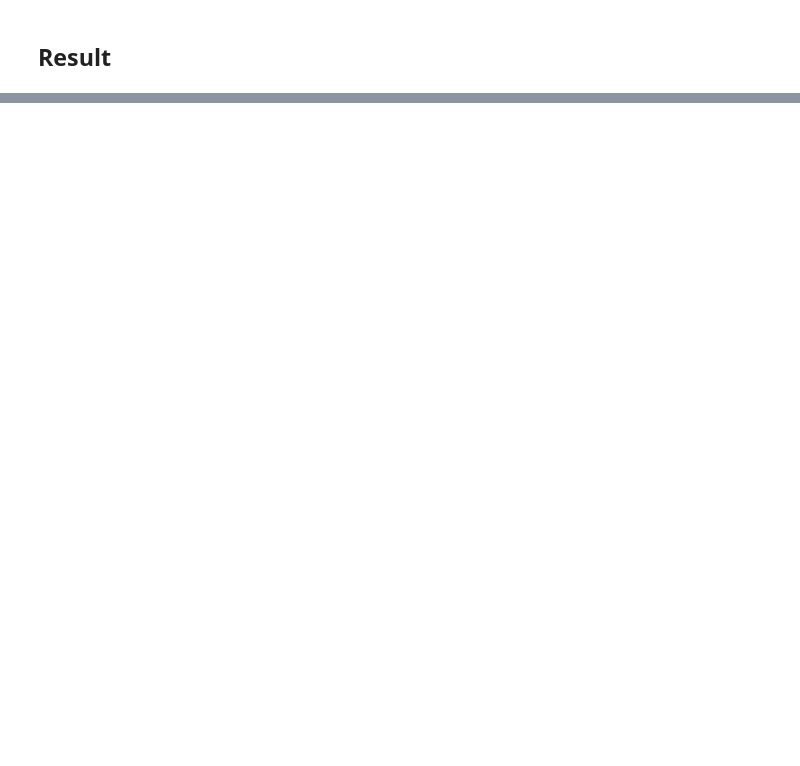
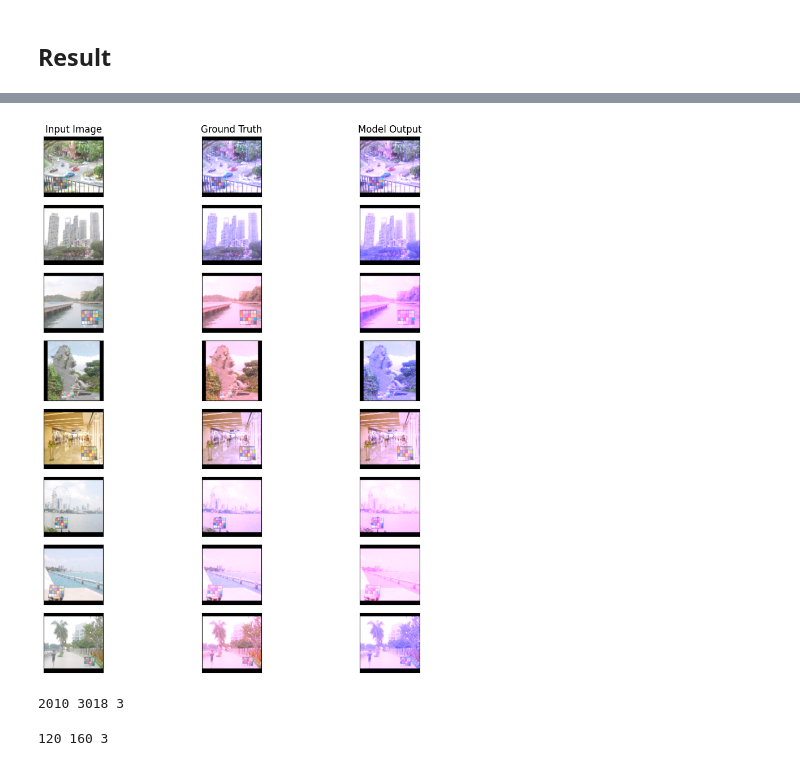
Before and after one commit to diz28/CS7180_Bianco_CNN_CC_model, a Jupyter notebook: CNN_ColorConstancy.ipynb, the cells around one changed output, grey strips where cells are left out. Drawn from its saved outputs; the diff is of its cells as text; code cells hidden in the pictures; blank space fills up the shorter version.

```diff
--- a/CNN_ColorConstancy.ipynb
+++ b/CNN_ColorConstancy.ipynb
@@ -609,0 +700,17 @@ fig.savefig(fname='NikonD40.NEF_train_80_epoch_20_trainsize_80000.png')
+# %%
+# ploting D40 input, ground truth and model output images and compare them side by side
+output_plot(input_imgs_D40, gt_imgs_D40, cnn_imgs_D40, "D40")
+# %% [output]
+[figure, added]
+# %%
+image = cv2.imread('/Users/dizhang/Code/NEU/CS7180_Advanced_Perception/assignment/CS7180_Bianco_CNN_CC_model/PNG_D5200_test/NikonD5200_0185.PNG')
+n_r, n_c, _ = np.shape(image)
+print(n_r, n_c, _)
+# %% [output]
+2010 3018 3
+# %%
+image = cv2.imread('/Users/dizhang/Code/NEU/CS7180_Advanced_Perception/assignment/CS7180_Bianco_CNN_CC_model/RAW_test/NikonD40_0083.NEF')
+n_r, n_c, _ = np.shape(image)
+print(n_r, n_c, _)
+# %% [output]
+120 160 3
```
Also changed, not shown: parts of 38 cells of this notebook, 19 other files.
